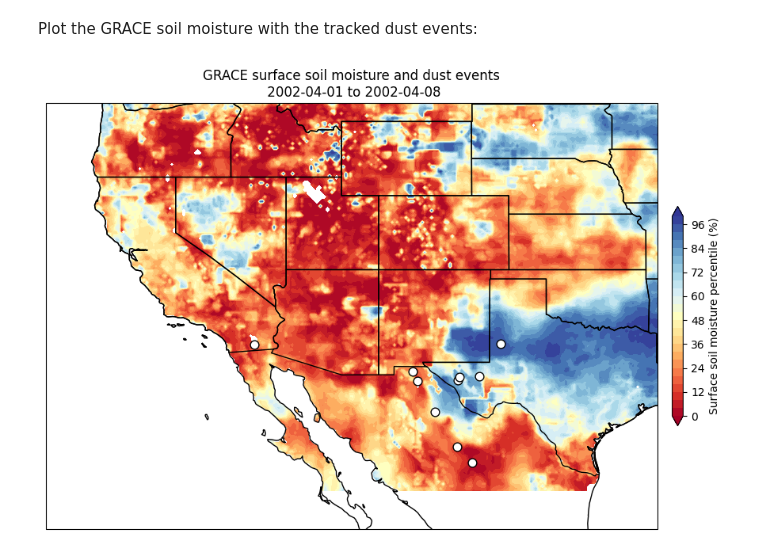
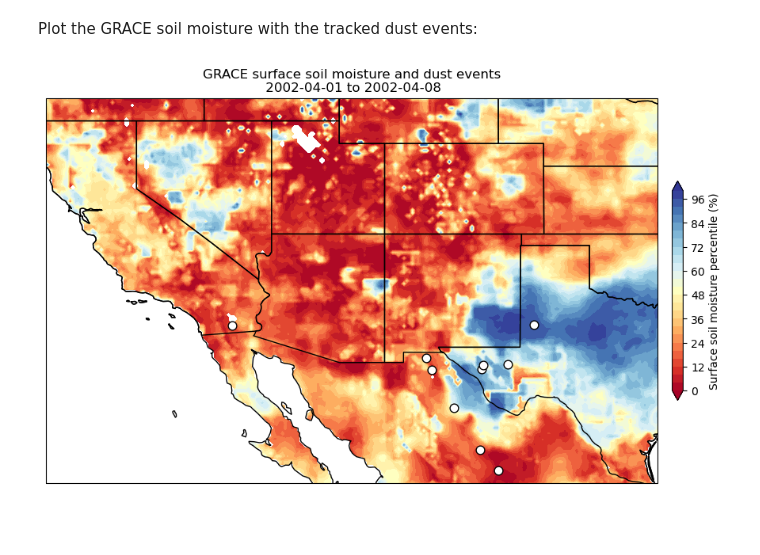
Before and after one commit to jesseturner/Dust_Analysis, a Jupyter notebook: grace.ipynb, the cells around one changed output. Saved outputs shown, nothing was run; the diff lists cells and outputs as text; code cells hidden in the pictures; blank space fills up the shorter version.

```diff
--- a/grace.ipynb
+++ b/grace.ipynb
@@ -140,22 +122,22 @@ Plot the GRACE soil moisture with the tracked dust events:
 # %%
 projection=ccrs.PlateCarree(central_longitude=0)
 fig,ax=plt.subplots(1, figsize=(12,12),subplot_kw={'projection': projection})
 cmap = plt.cm.RdYlBu
 levels = np.linspace(0, 100, 26)
 
 c=ax.contourf(grace_ds.lon, grace_ds.lat, grace_ds.sfsm_inst[0], cmap=cmap, extend='both', levels=levels)
 dust=ax.scatter(dust_df_date.longitude.astype(float), dust_df_date.latitude.astype(float), s=60, facecolors='white', edgecolors='black')
 
-ax.set_extent([longitude_west-3, longitude_east+3, latitude_south-3, latitude_north+3], crs=ccrs.PlateCarree())
+ax.set_extent([longitude_west, longitude_east, latitude_south, latitude_north], crs=ccrs.PlateCarree())
 
 clb = plt.colorbar(c, shrink=0.3, pad=0.02, ax=ax)
 clb.set_label('Surface soil moisture percentile (%)')
 
 ax.set_title("GRACE surface soil moisture and dust events\n "+start_date.strftime('%Y-%m-%d')+" to "+end_date.strftime('%Y-%m-%d') )
 ax.coastlines(resolution='50m', color='black', linewidth=1)
 ax.add_feature(cfeature.STATES)
 
-fig.savefig("/Users/jesseturner/Downloads/grace_dust_"+start_date.strftime('%Y_%m_%d'), dpi=200, bbox_inches='tight')
+#fig.savefig("/Users/jesseturner/Downloads/grace_dust_"+start_date.strftime('%Y_%m_%d'), dpi=200, bbox_inches='tight')
 fig.show()
 # %% [output]
-[figure, old version]
+[figure, new version]
```
Also changed, not shown: parts of 2 cells of this notebook.
